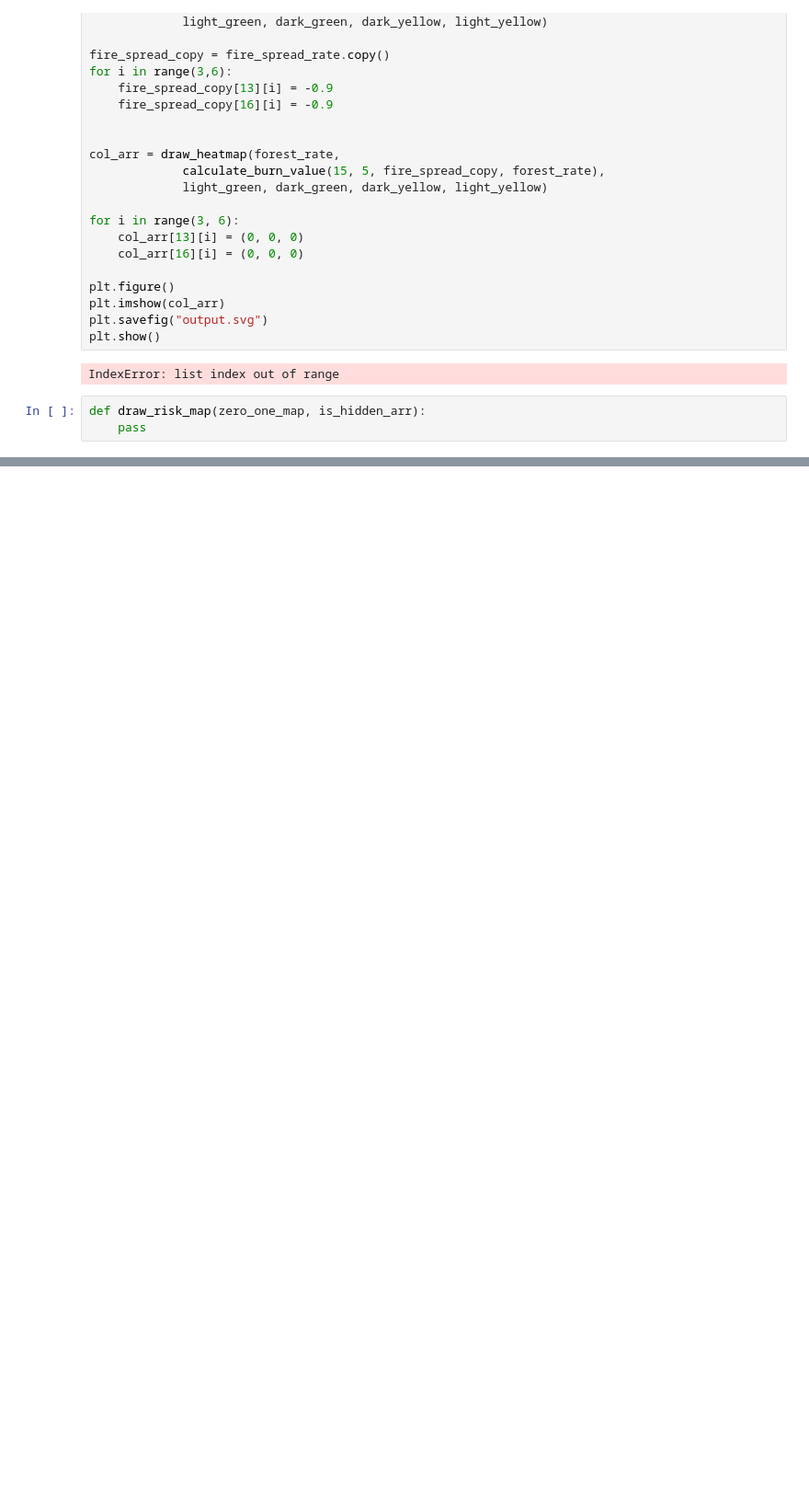
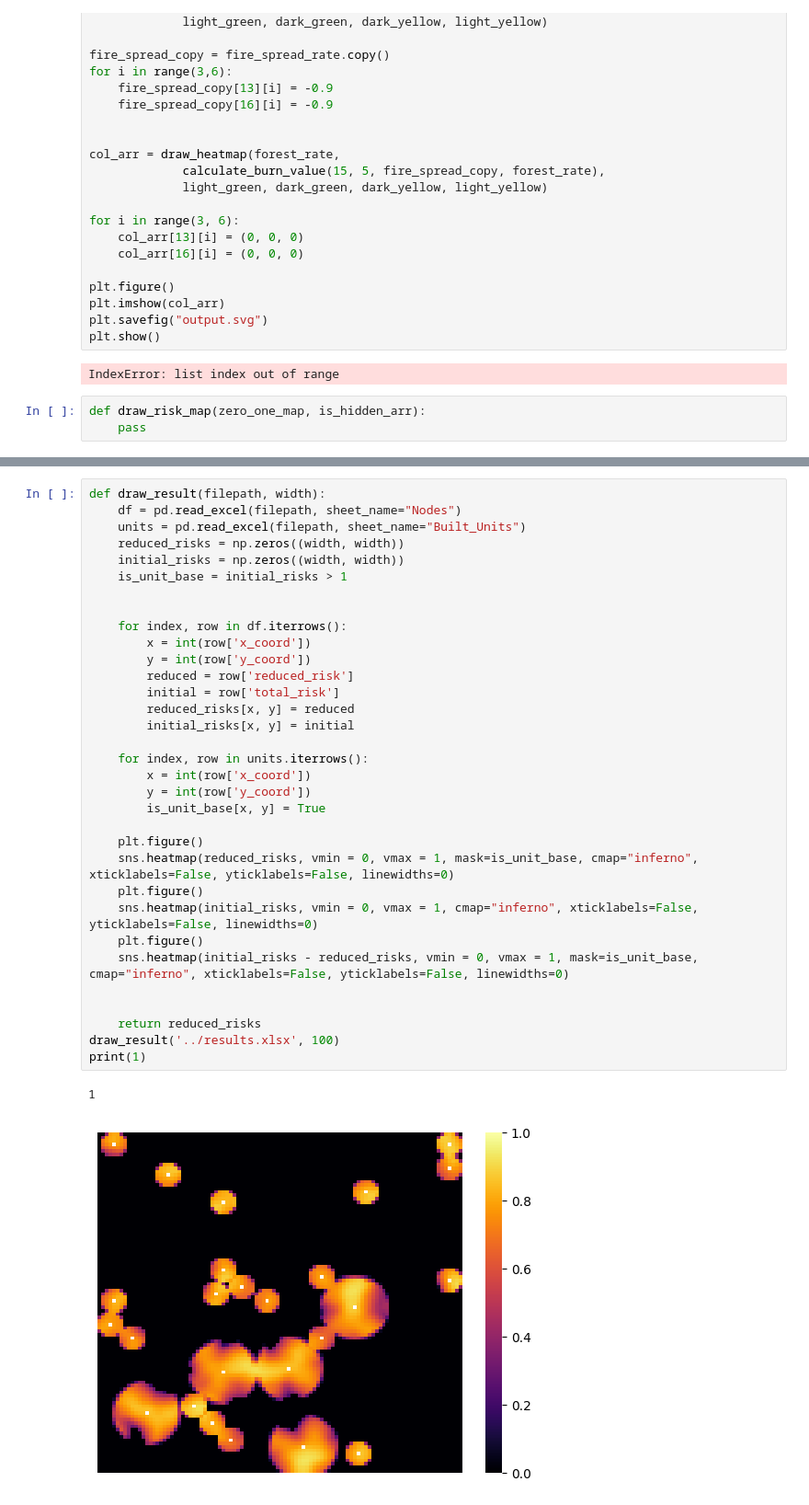
Before and after one commit to Agoraaa/fire-surveillance-2026, a Jupyter notebook: problemgen/instance_generator.ipynb, the cells around one changed output, grey strips where cells are left out. Shown at 92% size. Cells and saved outputs as stored; diff of their text form; blank space fills up the shorter version.

Commit message:
make solution printable

```diff
--- a/problemgen/instance_generator.ipynb
+++ b/problemgen/instance_generator.ipynb
@@ -438,0 +420,36 @@ plot.savefig("../renders/misc.svg")
+# %%
+def draw_result(filepath, width):
+    df = pd.read_excel(filepath, sheet_name="Nodes")
+    units = pd.read_excel(filepath, sheet_name="Built_Units")
+    reduced_risks = np.zeros((width, width))
+    initial_risks = np.zeros((width, width))
+    is_unit_base = initial_risks > 1
+
+
+    for index, row in df.iterrows():
+        x = int(row['x_coord'])
+        y = int(row['y_coord'])
+        reduced = row['reduced_risk']
+        initial = row['total_risk']
+        reduced_risks[x, y] = reduced
+        initial_risks[x, y] = initial
+
+    for index, row in units.iterrows():
+        x = int(row['x_coord'])
+        y = int(row['y_coord'])
+        is_unit_base[x, y] = True
+
+    plt.figure()
+    sns.heatmap(reduced_risks, vmin = 0, vmax = 1, mask=is_unit_base, cmap="inferno", xticklabels=False, yticklabels=False, linewidths=0)
+    plt.figure()
+    sns.heatmap(initial_risks, vmin = 0, vmax = 1, cmap="inferno", xticklabels=False, yticklabels=False, linewidths=0)
+    plt.figure()
+    sns.heatmap(initial_risks - reduced_risks, vmin = 0, vmax = 1, mask=is_unit_base, cmap="inferno", xticklabels=False, yticklabels=False, linewidths=0)
+
+
+    return reduced_risks
+draw_result('../results.xlsx', 100)
+print(1)
+# %% [output]
+1
+[figure, added]
```
Also changed, not shown: parts of 15 cells of this notebook.
